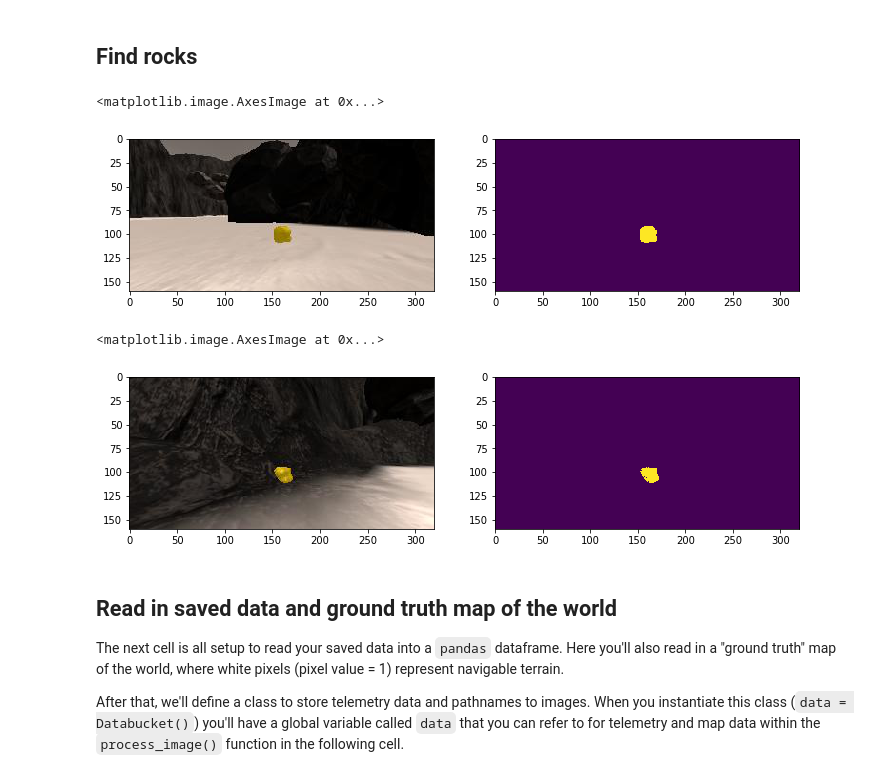
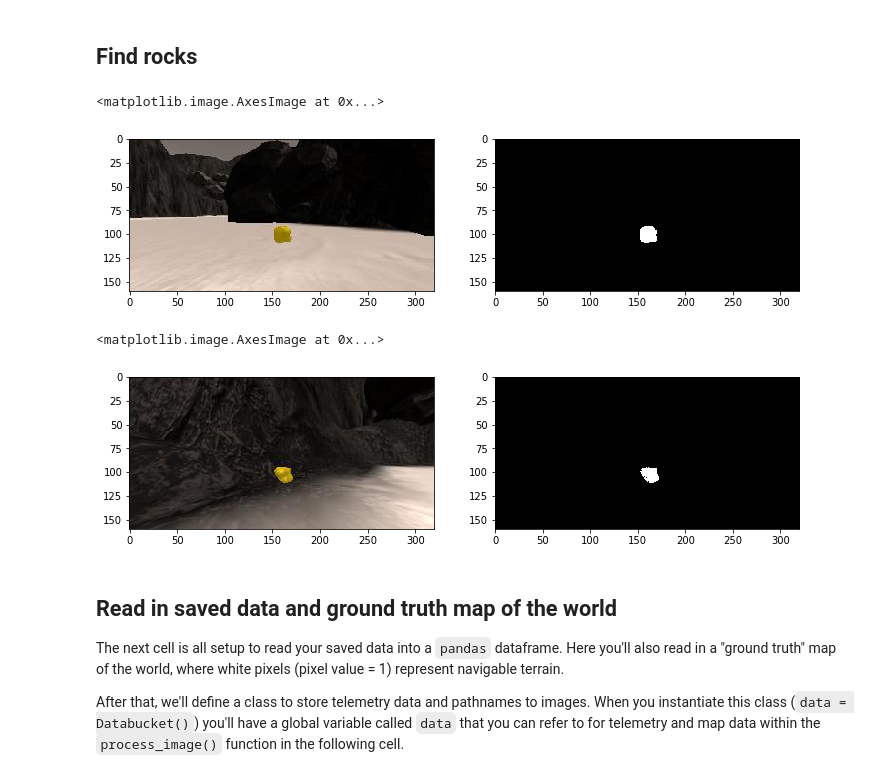
Before and after one commit to aeulberg/Search-And-Return-Submit, a Jupyter notebook: code/Rover_Project_Test_Notebook.ipynb, the cells around one changed output. Saved outputs shown, nothing was run; the diff lists cells and outputs as text; code cells hidden in the pictures.

```diff
--- a/code/Rover_Project_Test_Notebook.ipynb
+++ b/code/Rover_Project_Test_Notebook.ipynb
@@ -235,41 +236,41 @@ plt.arrow(0, 0, x_arrow, y_arrow, color='red', zorder=2, head_width=10, width=2)
 # %%
 def find_rocks(img, rgb_thresh=(100, 105, 90)):
     # Create an array of zeros same xy size as img, but single channel
     color_select = np.zeros_like(img[:,:,0])
     # Require that each pixel be above all three threshold values in RGB
     # above_thresh will now contain a boolean array with "True"
     # where threshold was met
     above_thresh = (img[:,:,0] > rgb_thresh[0]) \
                 & (img[:,:,1] > rgb_thresh[1]) \
                 & (img[:,:,2] < rgb_thresh[2])
     # Index the array of zeros with the boolean array and set to 1
     color_select[above_thresh] = 1
     # Return the binary image
     return color_select
 
 example_rock2 = '../calibration_images/example_rock2.jpg'
 
 rock1_img = mpimg.imread(example_rock)
 rock2_img = mpimg.imread(example_rock2)
 fig = plt.figure(figsize=(12,3))
 rocksmap=find_rocks(rock1_img)
 plt.subplot(121)
 plt.imshow(rock1_img)
 plt.subplot(122)
-plt.imshow(rocksmap)
+plt.imshow(rocksmap, cmap='gray')
 # %% [output]
 <matplotlib.image.AxesImage at 0x...>
-[figure, old version]
+[figure, new version]
 # %%
 fig = plt.figure(figsize=(12,3))
 rocksmap=find_rocks(rock2_img)
 plt.subplot(121)
 plt.imshow(rock2_img)
 plt.subplot(122)
-plt.imshow(rocksmap)
+plt.imshow(rocksmap, cmap='gray')
 # %% [output]
 <matplotlib.image.AxesImage at 0x...>
-[figure, old version]
+[figure, new version]
 # %% [markdown]
 ## Read in saved data and ground truth map of the world
 The next cell is all setup to read your saved data into a `pandas` dataframe.  Here you'll also read in a "ground truth" map of the world, where white pixels (pixel value = 1) represent navigable terrain.
```
Also changed, not shown: parts of 1 cell of this notebook, 4 other files.
